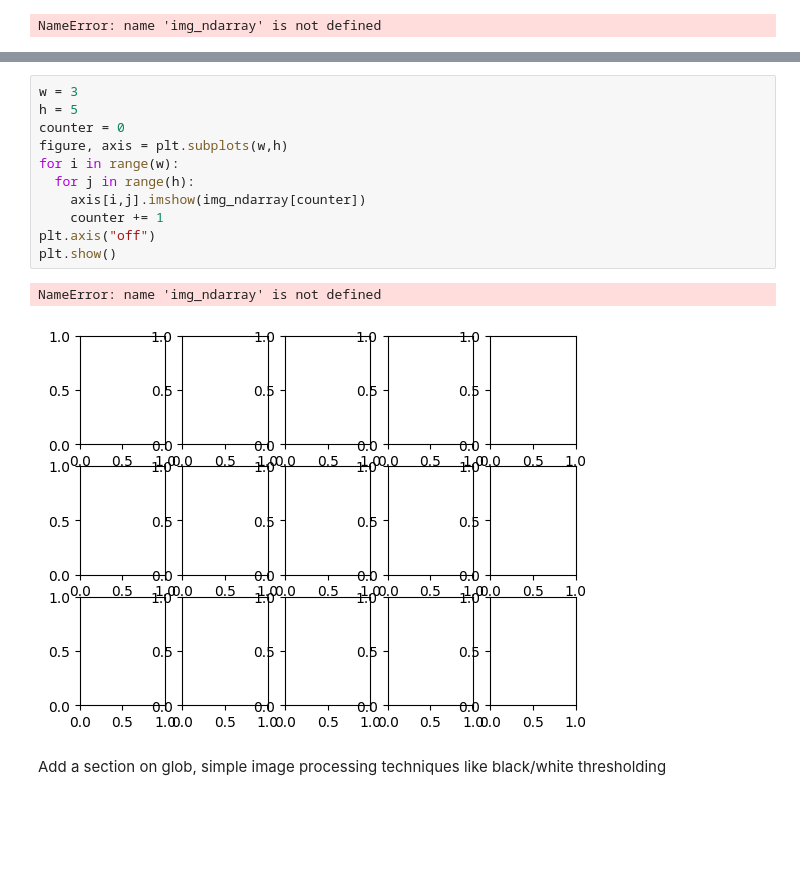
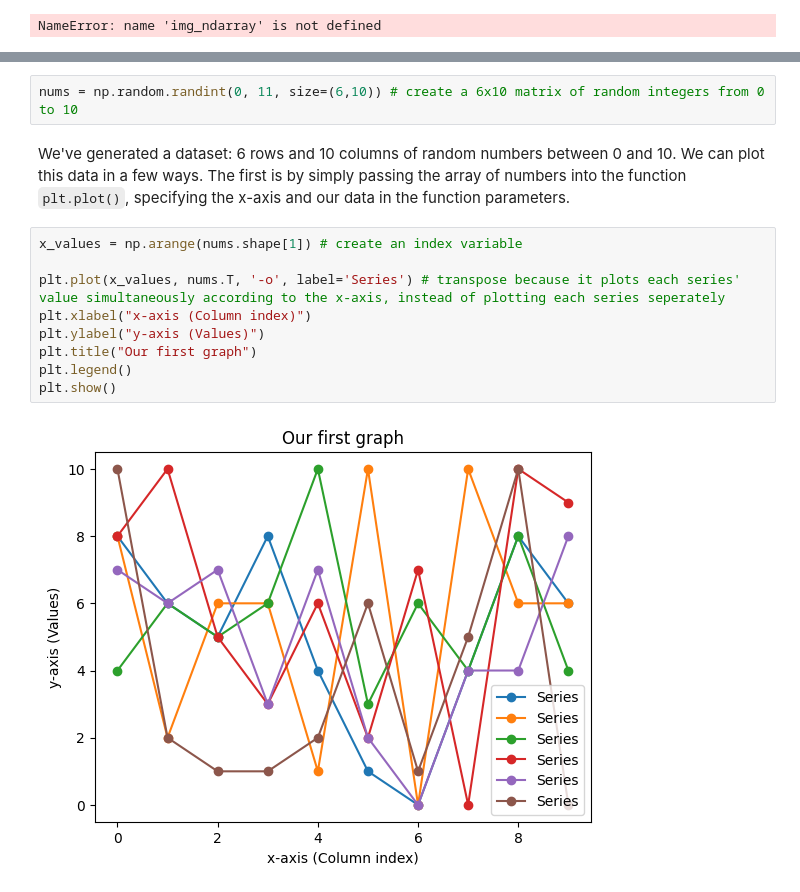
Before and after one commit to Guelph-Artificial-Intelligence-Club/NumPyWorkshop, a Jupyter notebook: AIClubNumPy.ipynb, the cells around one changed output, grey strips where cells are left out. Drawn from its saved outputs; the diff is of its cells as text; blank space fills up the shorter version.

```diff
--- a/AIClubNumPy.ipynb
+++ b/AIClubNumPy.ipynb
@@ -208,16 +214,15 @@ If you want to display multiple images from an array this is how you would go ab
-# %%
-w = 3
-h = 5
-counter = 0
-figure, axis = plt.subplots(w,h)
-for i in range(w):
-  for j in range(h):
-    axis[i,j].imshow(img_ndarray[counter])
-    counter += 1
-plt.axis("off")
-plt.show()
-# %% [output]
-NameError: name 'img_ndarray' is not defined
-[figure, removed]
-# %% [markdown]
-Add a section on glob, simple image processing techniques like black/white thresholding
+# %%
+nums = np.random.randint(0, 11, size=(6,10)) # create a 6x10 matrix of random integers from 0 to 10
+# %% [markdown]
+We've generated a dataset: 6 rows and 10 columns of random numbers between 0 and 10. We can plot this data in a few ways. The first is by simply passing the array of numbers into the function `plt.plot()`, specifying the x-axis and our data in the function parameters.
+# %%
+x_values = np.arange(nums.shape[1]) # create an index variable
+
+plt.plot(x_values, nums.T, '-o', label='Series') # transpose because it plots each series' value simultaneously according to the x-axis, instead of plotting each series seperately
+plt.xlabel("x-axis (Column index)")
+plt.ylabel("y-axis (Values)")
+plt.title("Our first graph")
+plt.legend()
+plt.show()
+# %% [output]
+[figure, added]
```
Also changed, not shown: parts of 14 cells of this notebook.
